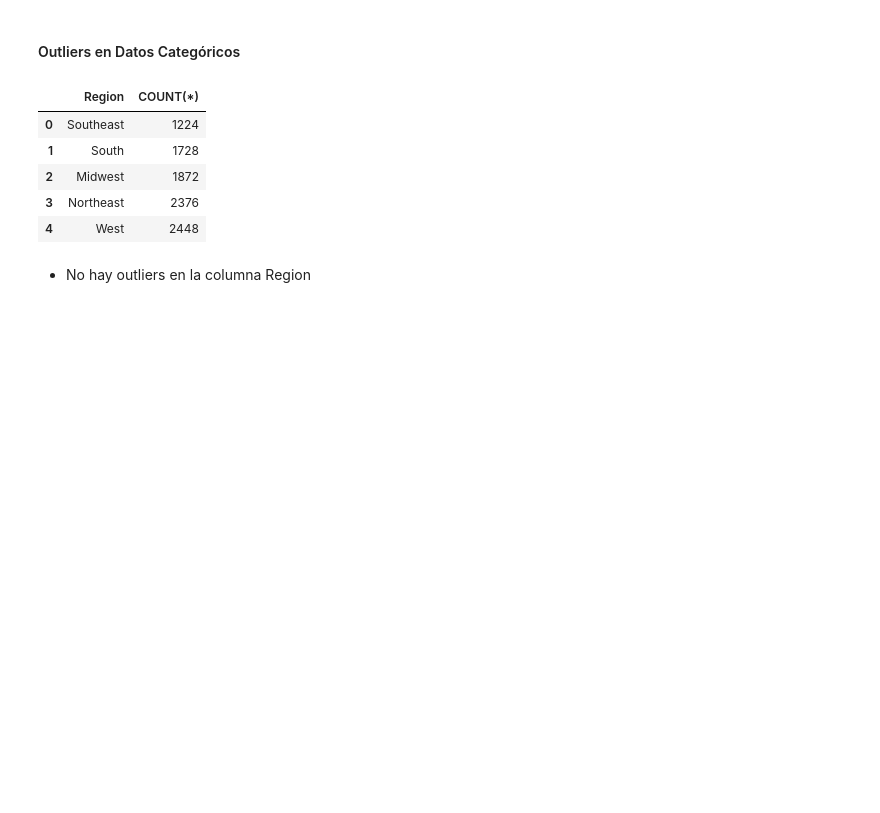
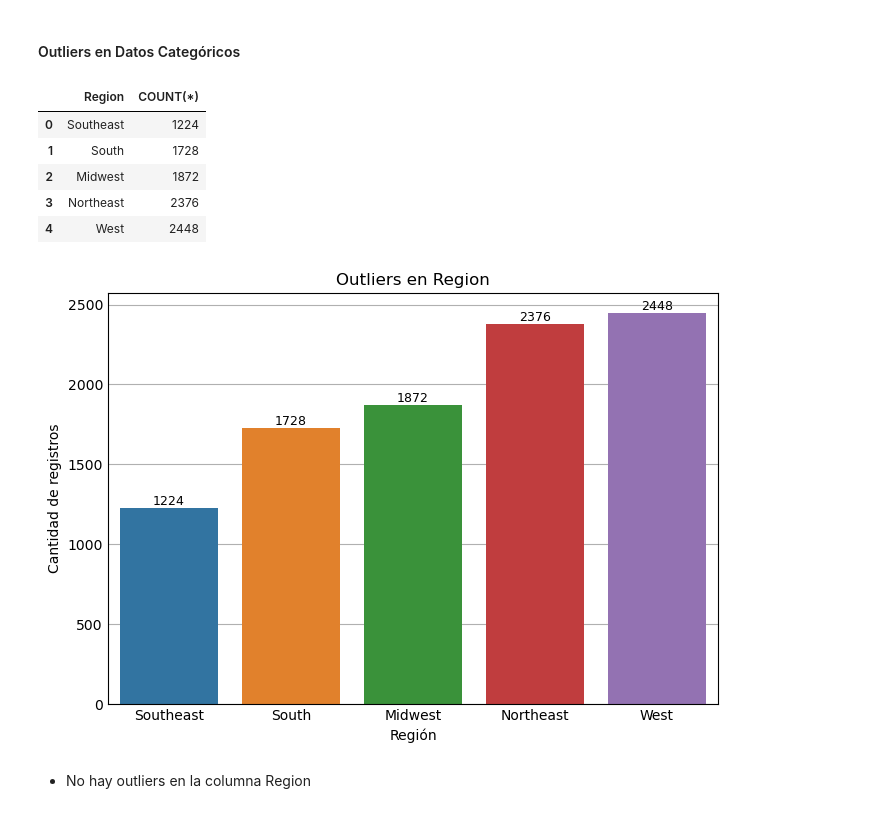
Before and after one commit to Dilmer-Rojas/Ventas_Adidas, a Jupyter notebook: notebooks/1.eda_rapido.ipynb, the cells around one changed output. Saved outputs shown, nothing was run; the diff lists cells and outputs as text; code cells hidden in the pictures; blank space fills up the shorter version.

```diff
--- a/notebooks/1.eda_rapido.ipynb
+++ b/notebooks/1.eda_rapido.ipynb
@@ -220,6 +220,26 @@ outliers_dc
 | 2 | Midwest | 1872 |
 | 3 | Northeast | 2376 |
 | 4 | West | 2448 |
+# %%
+plt.figure(figsize=(7, 5))
+ax = sns.barplot(data=outliers_dc, x='Region', y='COUNT(*)', palette='tab10')
+
+# Añadir los valores encima de cada barra
+for p in ax.patches:
+    altura = p.get_height()
+    ax.text(p.get_x() + p.get_width() / 2,     # posición x: centro de la barra
+            altura + 1,                        # posición y: un poco arriba del borde
+            int(altura),                       # valor a mostrar
+            ha='center', va='bottom', fontsize=9)
+
+# Títulos y etiquetas
+plt.title('Outliers en Region')
+plt.xlabel('Región')
+plt.ylabel('Cantidad de registros')
+plt.tight_layout()
+plt.show()
+# %% [output]
+[figure, added]
 # %% [markdown]
 - No hay outliers en la columna Region
 # %%
```
Also changed, not shown: parts of 1 cell of this notebook, 1 other file.
